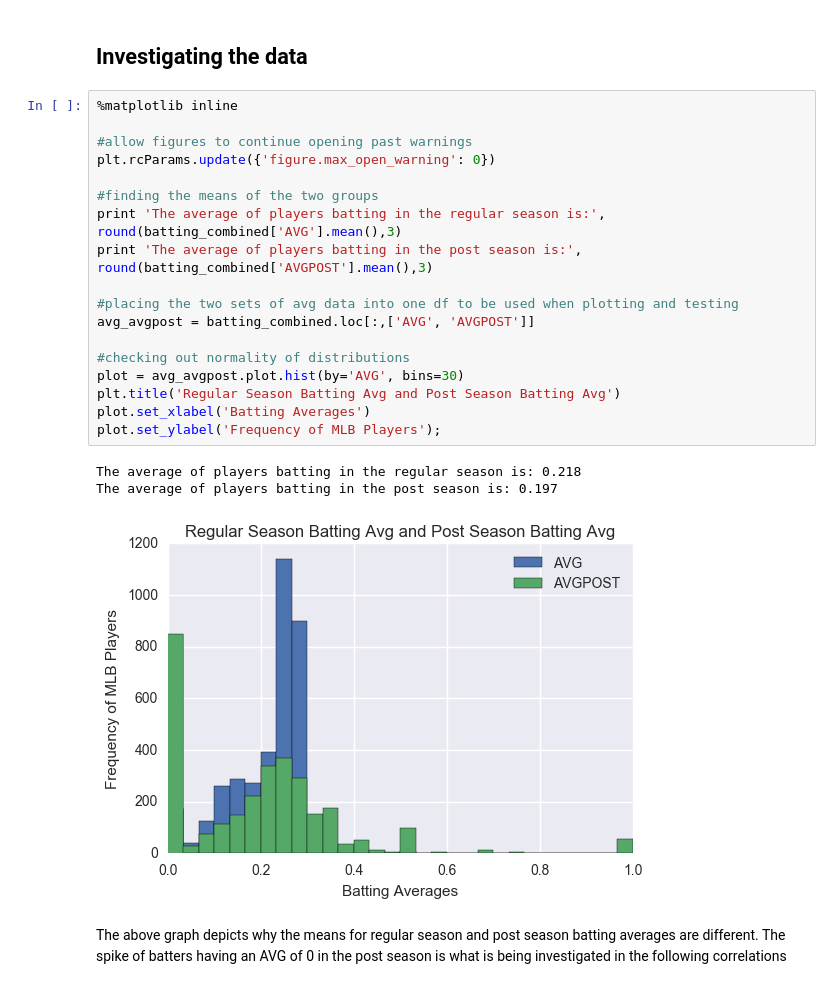
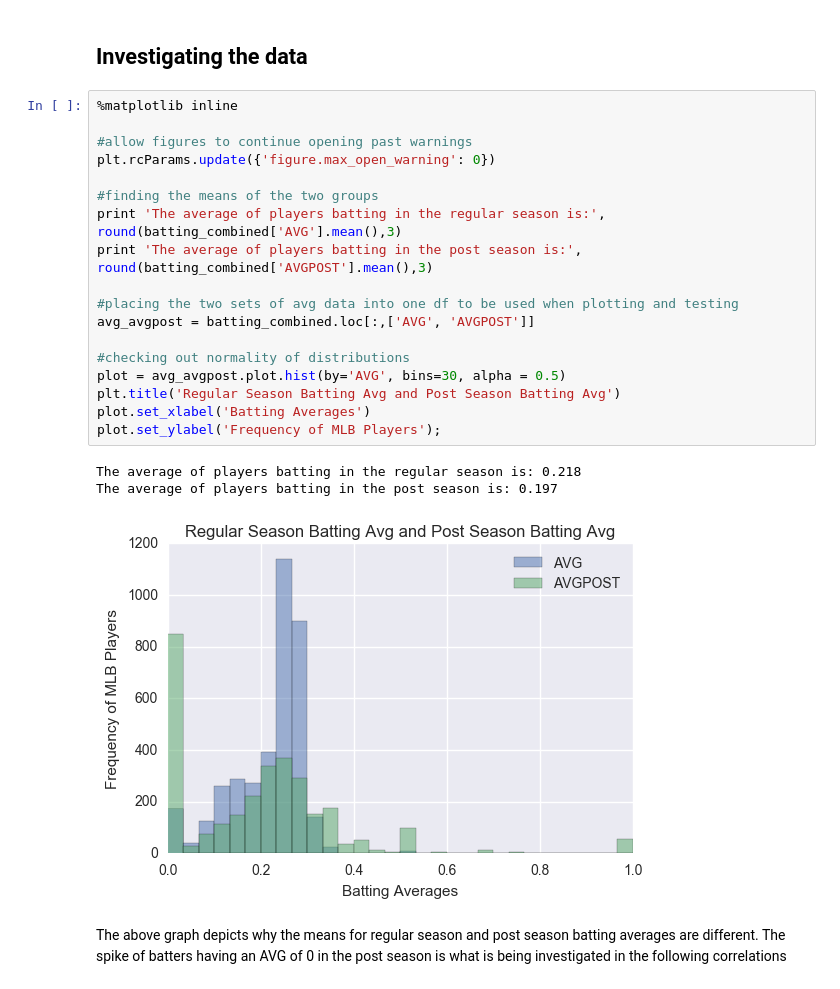
Before and after one commit to bjpreisler/MLB-imported-from-ipynb, a Jupyter notebook: MLB Post Season Analysis.ipynb, the cells around one changed output. Cells and saved outputs as stored; diff of their text form.

```diff
--- a/MLB Post Season Analysis.ipynb
+++ b/MLB Post Season Analysis.ipynb
@@ -168,25 +168,25 @@ college_dataset.head()
 # %%
 %matplotlib inline
 
 #allow figures to continue opening past warnings
 plt.rcParams.update({'figure.max_open_warning': 0})
 
 #finding the means of the two groups
 print 'The average of players batting in the regular season is:', round(batting_combined['AVG'].mean(),3)
 print 'The average of players batting in the post season is:', round(batting_combined['AVGPOST'].mean(),3)
 
 #placing the two sets of avg data into one df to be used when plotting and testing
 avg_avgpost = batting_combined.loc[:,['AVG', 'AVGPOST']]
 
 #checking out normality of distributions
-plot = avg_avgpost.plot.hist(by='AVG', bins=30)
+plot = avg_avgpost.plot.hist(by='AVG', bins=30, alpha = 0.5)
 plt.title('Regular Season Batting Avg and Post Season Batting Avg')
 plot.set_xlabel('Batting Averages')
 plot.set_ylabel('Frequency of MLB Players');
 # %% [output]
 The average of players batting in the regular season is: 0.218
 The average of players batting in the post season is: 0.197
-[figure, old version]
+[figure, new version]
 # %% [markdown]
 The above graph depicts why the means for regular season and post season batting averages are different.  The spike of batters having an AVG of 0 in the post season is what is being investigated in the following correlations
 # %% [markdown]
```
Also changed, not shown: parts of 5 cells of this notebook.
